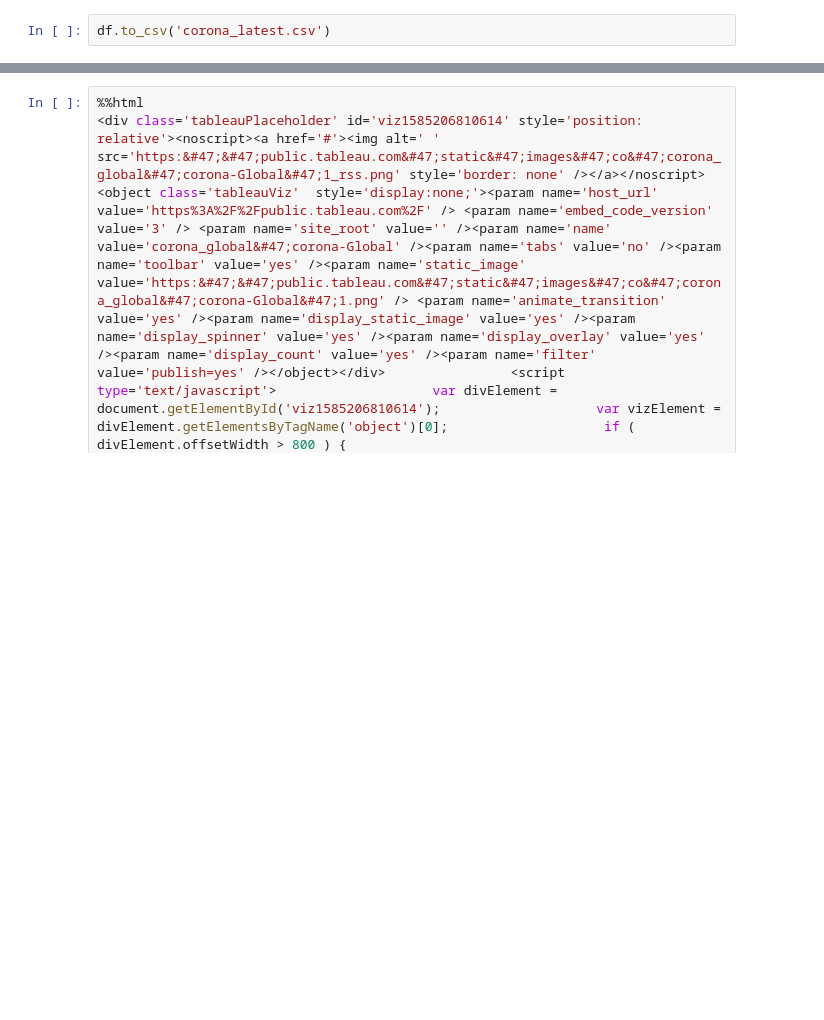
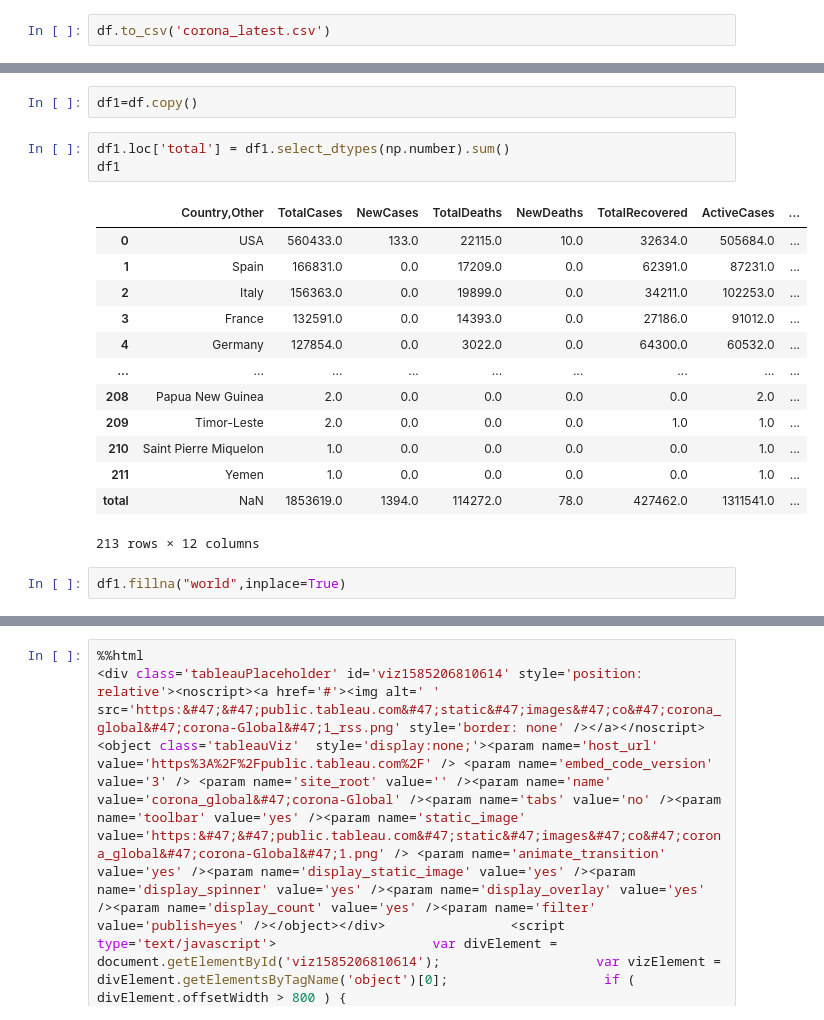
Before and after one commit to balaaje/Corona-Virus, a Jupyter notebook: corona_latest.ipynb, the cells around one changed output, grey strips where cells are left out. Saved outputs shown, nothing was run; the diff lists cells and outputs as text; blank space fills up the shorter version.

```diff
--- a/corona_latest.ipynb
+++ b/corona_latest.ipynb
@@ -456,3 +472,24 @@ fig.add_trace(go.Choropleth(
     ))
 # %% [output]
 [interactive output not drawn]
+# %%
+df1=df.copy()
+# %%
+df1.loc['total'] = df1.select_dtypes(np.number).sum()
+df1
+# %% [output]
+|  | Country,Other | TotalCases | NewCases | TotalDeaths | NewDeaths | TotalRecovered | ActiveCases | ... |
+| 0 | USA | 560433.0 | 133.0 | 22115.0 | 10.0 | 32634.0 | 505684.0 | ... |
+| 1 | Spain | 166831.0 | 0.0 | 17209.0 | 0.0 | 62391.0 | 87231.0 | ... |
+| 2 | Italy | 156363.0 | 0.0 | 19899.0 | 0.0 | 34211.0 | 102253.0 | ... |
+| 3 | France | 132591.0 | 0.0 | 14393.0 | 0.0 | 27186.0 | 91012.0 | ... |
+| 4 | Germany | 127854.0 | 0.0 | 3022.0 | 0.0 | 64300.0 | 60532.0 | ... |
+| ... | ... | ... | ... | ... | ... | ... | ... | ... |
+| 208 | Papua New Guinea | 2.0 | 0.0 | 0.0 | 0.0 | 0.0 | 2.0 | ... |
+| 209 | Timor-Leste | 2.0 | 0.0 | 0.0 | 0.0 | 1.0 | 1.0 | ... |
+| 210 | Saint Pierre Miquelon | 1.0 | 0.0 | 0.0 | 0.0 | 0.0 | 1.0 | ... |
+| 211 | Yemen | 1.0 | 0.0 | 0.0 | 0.0 | 0.0 | 1.0 | ... |
+| total | NaN | 1853619.0 | 1394.0 | 114272.0 | 78.0 | 427462.0 | 1311541.0 | ... |
+213 rows × 12 columns
+# %%
+df1.fillna("world",inplace=True)
```
Also changed, not shown: parts of 22 cells of this notebook, 1 other file.
